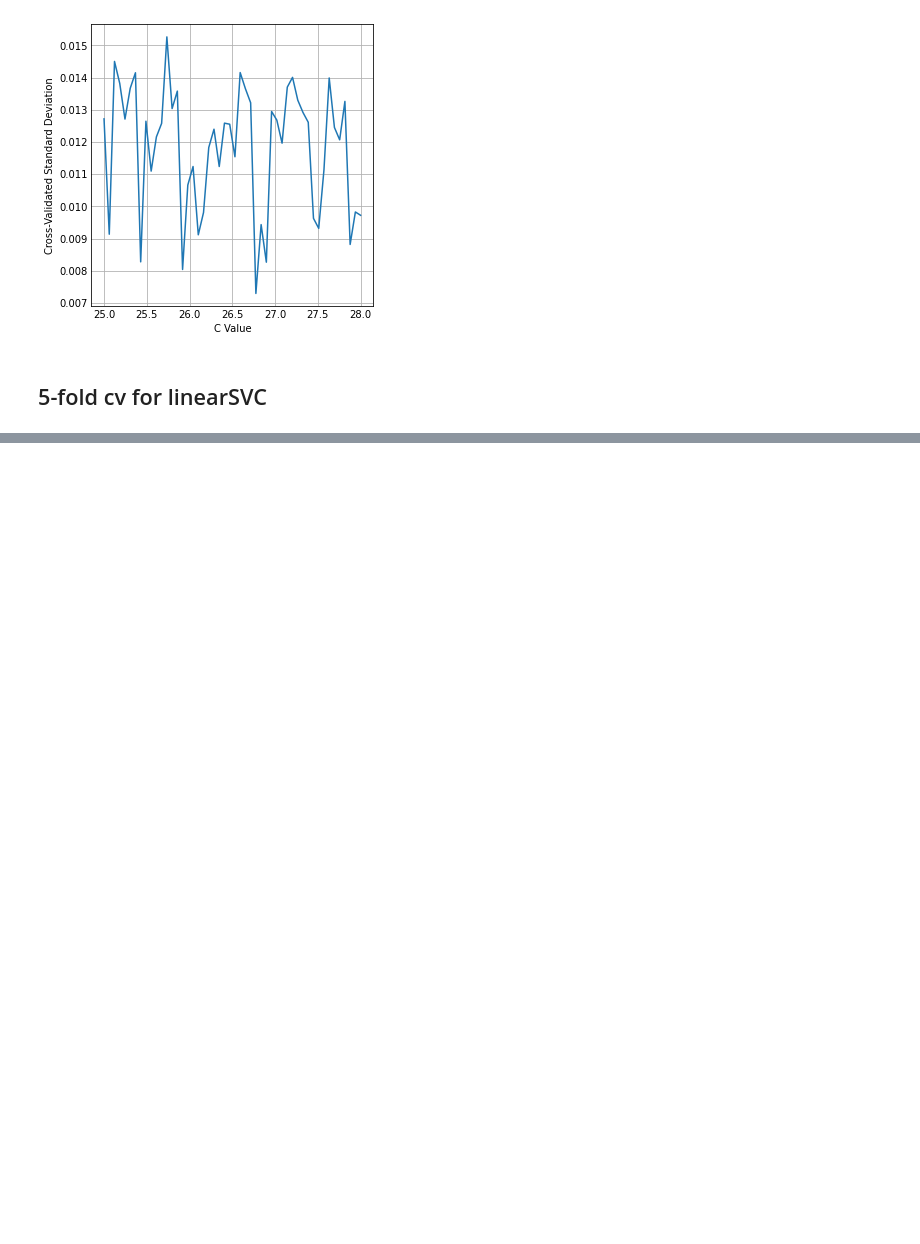
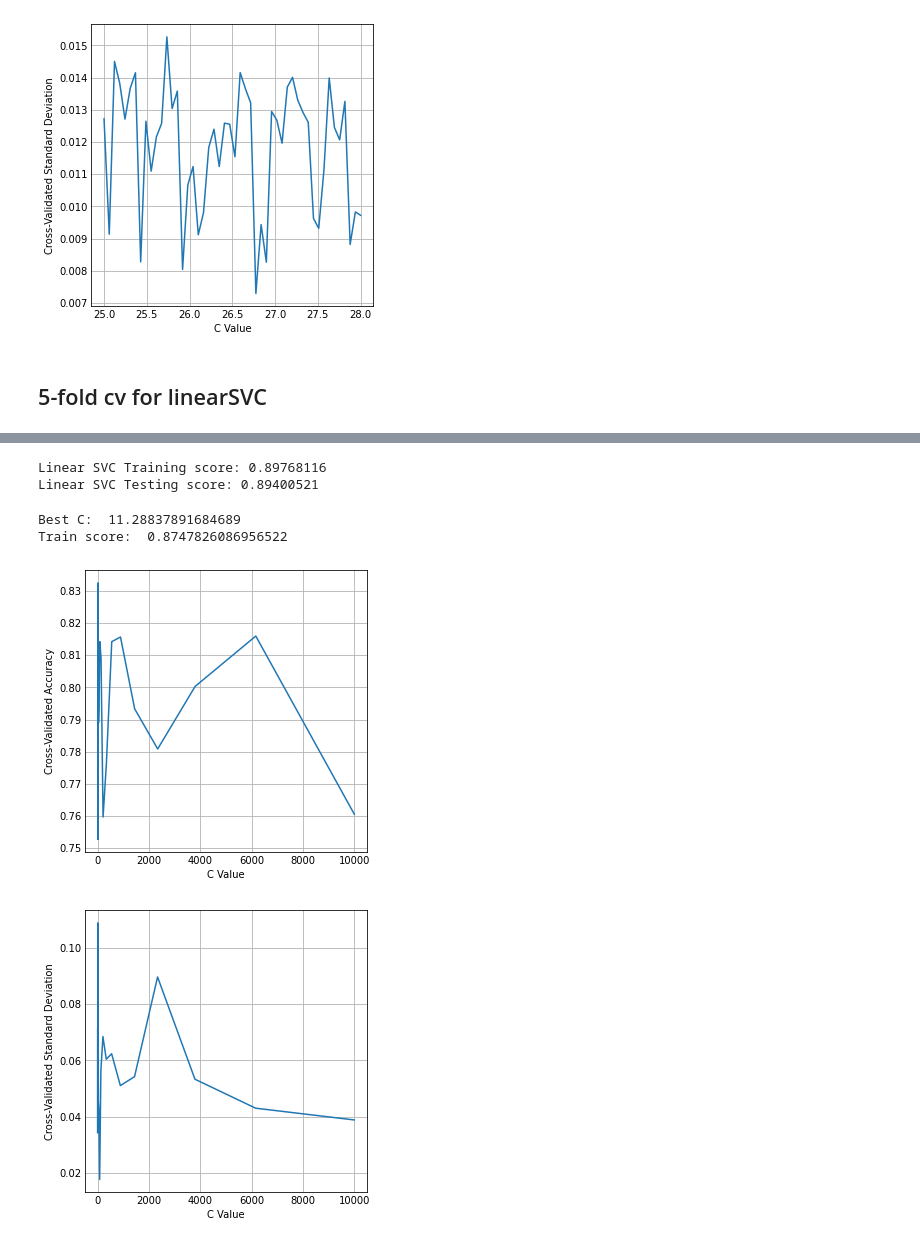
Before and after one commit to jasonmrimer/cse590-machine-learning, a Jupyter notebook: Homework_2.ipynb, the cells around one changed output, grey strips where cells are left out. Saved outputs shown, nothing was run; the diff lists cells and outputs as text; code cells hidden in the pictures; blank space fills up the shorter version.

Commit message:
lsvc graphed and solved.

```diff
--- a/Homework_2.ipynb
+++ b/Homework_2.ipynb
@@ -322,0 +262,44 @@ Linear SVC Testing score: 0.901
+# %%
+np.random.seed(42)
+
+lsvc = LinearSVC().fit(X_train, y_train)
+print("Linear SVC Training score: {:.8f}".format(lsvc.score(X_train, y_train)))
+print("Linear SVC Testing score: {:.8f}".format(lsvc.score(X_test, y_test)))
+
+
+def lsvc_explore_and_graph(c_vals):
+    hyperparameters = dict(C=c_vals)
+    clf = GridSearchCV(lsvc, hyperparameters, cv=5)
+    clf.fit(X_train, y_train)
+    cv_scores = clf.cv_results_['mean_test_score']
+    cv_standard_deviations = clf.cv_results_['std_test_score']
+    optimal_c_val = clf.best_params_['C']
+
+    print("Best C: ", optimal_c_val)
+    print("Train score: ", LinearSVC(C=optimal_c_val).fit(X_train, y_train).score(X_train, y_train))
+
+    fig, ax = plt.subplots()
+    fig.set_figheight(4)
+    fig.set_figwidth(4)
+    plt.plot(c_vals, cv_scores)
+    plt.xlabel('C Value')
+    plt.ylabel('Cross-Validated Accuracy')
+    plt.show()
+
+    fig, ax = plt.subplots()
+    fig.set_figheight(4)
+    fig.set_figwidth(4)
+    plt.plot(c_vals, cv_standard_deviations)
+    plt.xlabel('C Value')
+    plt.ylabel('Cross-Validated Standard Deviation')
+    plt.show()
+# %% [output]
+Linear SVC Training score: 0.89768116
+Linear SVC Testing score: 0.89400521
+# %%
+lsvc_explore_and_graph(np.logspace(0, 4, 20))
+# %% [output]
+Best C:  11.28837891684689
+Train score:  0.8747826086956522
+[figure, added]
+[figure, added]
```
Also changed, not shown: parts of 8 cells of this notebook.
